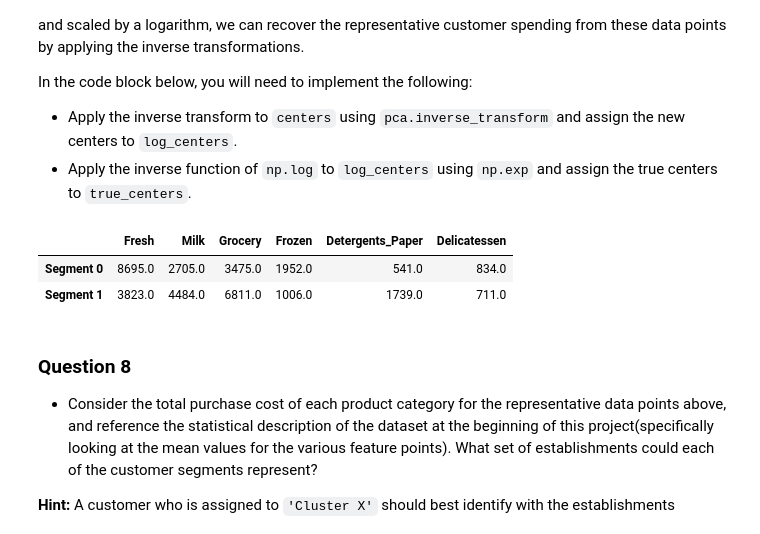
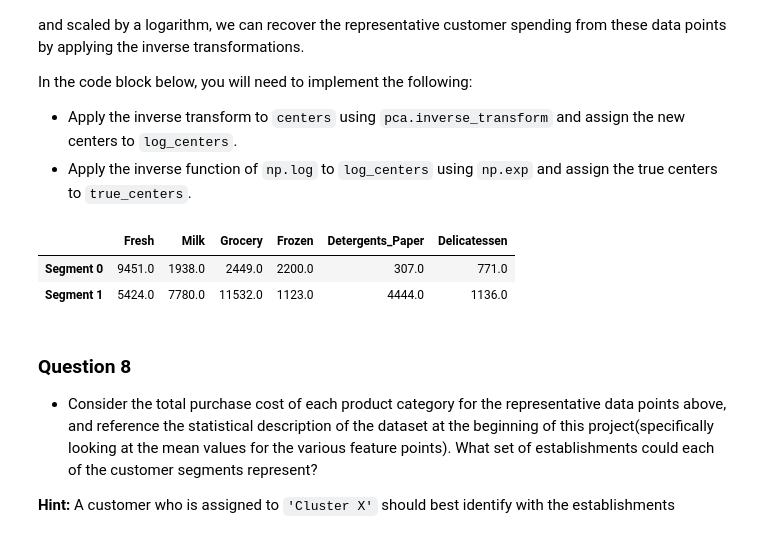
Before and after one commit to rodsnjr/customer_segments, a Jupyter notebook: customer_segments.ipynb, the cells around one changed output. Saved outputs shown, nothing was run; the diff lists cells and outputs as text; code cells hidden in the pictures.

```diff
--- a/customer_segments.ipynb
+++ b/customer_segments.ipynb
@@ -251,10 +251,12 @@ for feature in log_data.keys():
 
     # Display the outliers
     print "Data points considered outliers for the feature '{}':".format(feature)
-    display(log_data[~((log_data[feature] >= Q1 - step) & (log_data[feature] <= Q3 + step))])
+    feature_outliers = log_data[~((log_data[feature] >= Q1 - step) & (log_data[feature] <= Q3 + step))]
+    display(feature_outliers)
 
-# OPTIONAL: Select the indices for data points you wish to remove
-outliers  = [23, 412, 85]
+    # OPTIONAL: Select the indices for data points you wish to remove
+    # outliers  = [66, 65, 75, 154, 128]
+    outliers += feature_outliers.index.tolist()
 
 # Remove the outliers, if any were specified
 good_data = log_data.drop(log_data.index[outliers]).reset_index(drop = True)
@@ -481,0 +519,12 @@ In the code block below, you will need to implement the following:
+# %%
+from sklearn.cluster import KMeans
+from sklearn.metrics import silhouette_score
+
+results = []
+all_data = []
+
+for i in range(2, 15):
+    score = produce_score(i, KMeans)
+    results.append({ 'Cluster': i, 'Score': score})
+
+pd.DataFrame(results)
@@ -481,0 +546,12 @@ In the code block below, you will need to implement the following:
+# %%
+# The GMM is a better choice overall, but I've tested both, and wanted to show both results.
+from sklearn.mixture import GMM
+from sklearn.metrics import silhouette_score
+
+
+results = []
+
+for i in range(2, 15):
+    results.append({ 'Cluster': i, 'Score': produce_score(i, GMM)})
+
+pd.DataFrame(results)
@@ -482,8 +573,5 @@ In the code block below, you will need to implement the following:
 # %%
-from sklearn.cluster import KMeans
-from sklearn.metrics import silhouette_score
-
-clusterer = KMeans(4)
+clusterer = KMeans(2)
 clusterer.fit(reduced_data)
 
 preds = clusterer.predict(reduced_data)
@@ -491,5 +579,3 @@ centers = clusterer.cluster_centers_
 
 sample_preds = clusterer.predict(pca_samples)
 score = silhouette_score(reduced_data, preds)
-
-print score
@@ -554,20 +609,20 @@ In the code block below, you will need to implement the following:
  - Apply the inverse function of `np.log` to `log_centers` using `np.exp` and assign the true centers to `true_centers`.
 # %%
 # TODO: Inverse transform the centers
-log_centers = pca.inverse_transform(gmm_centers)
+log_centers = pca.inverse_transform(centers)
 
 # TODO: Exponentiate the centers
 true_centers = np.exp(log_centers)
 
 # Display the true centers
-segments = ['Segment {}'.format(i) for i in range(0,len(gmm_centers))]
+segments = ['Segment {}'.format(i) for i in range(0,len(centers))]
 true_centers = pd.DataFrame(np.round(true_centers), columns = data.keys())
 true_centers.index = segments
 display(true_centers)
 # %% [output]
 |  | Fresh | Milk | Grocery | Frozen | Detergents_Paper | Delicatessen |
-| Segment 0 | 8695.0 | 2705.0 | 3475.0 | 1952.0 | 541.0 | 834.0 |
-| Segment 1 | 3823.0 | 4484.0 | 6811.0 | 1006.0 | 1739.0 | 711.0 |
+| Segment 0 | 9451.0 | 1938.0 | 2449.0 | 2200.0 | 307.0 | 771.0 |
+| Segment 1 | 5424.0 | 7780.0 | 11532.0 | 1123.0 | 4444.0 | 1136.0 |
 # %% [markdown]
 ### Question 8
 
```
Also changed, not shown: parts of 18 cells of this notebook, 1 other file.
